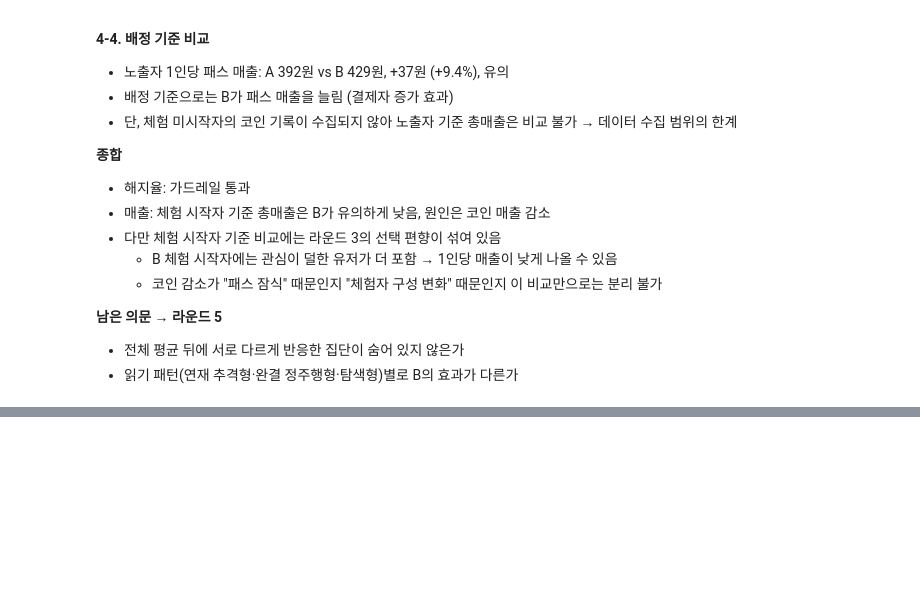
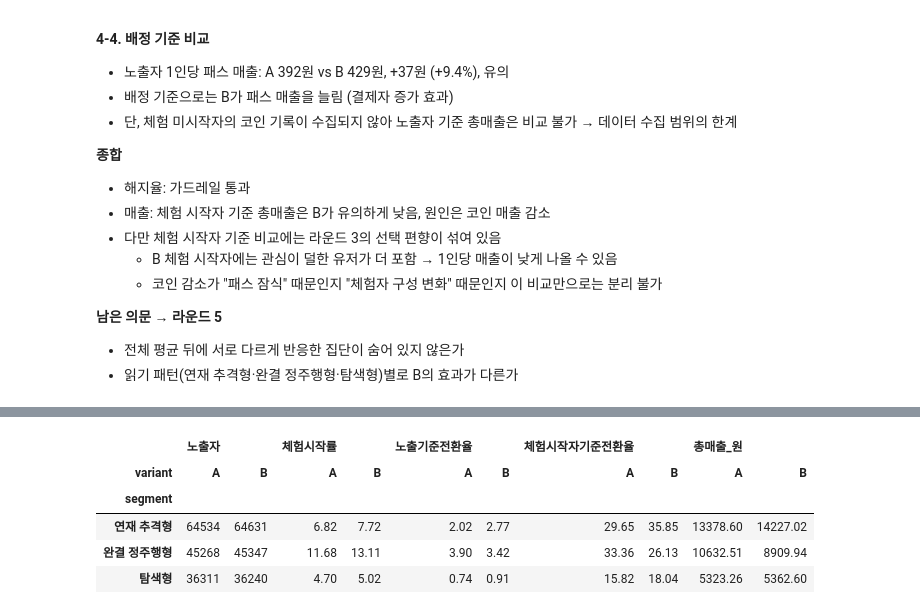
Before and after one commit to YURI0822/webnovel-pass-ab-test, a Jupyter notebook: notebooks/03_ab_test_analysis.ipynb, the cells around one changed output, grey strips where cells are left out. Saved outputs shown, nothing was run; the diff lists cells and outputs as text; code cells hidden in the pictures; blank space fills up the shorter version.

```diff
--- a/notebooks/03_ab_test_analysis.ipynb
+++ b/notebooks/03_ab_test_analysis.ipynb
@@ -785,0 +891,31 @@ itt_pass.round(1)
+# %%
+# 세그먼트 × 그룹 요약표
+
+MAIN_SEGMENTS = ["연재 추격형", "완결 정주행형", "탐색형"]
+
+seg_summary = (seg_df
+    .groupby(["segment", "variant"])
+    .agg(노출자=("user_id", "size"),
+         체험시작률=("start_trial", "mean"),
+         노출기준전환율=("converted", "mean"))
+    .unstack("variant"))
+
+# 체험 시작자 기준 지표
+trial_seg = (seg_df[seg_df["start_trial"] == 1]
+    .groupby(["segment", "variant"])
+    .agg(체험시작자기준전환율=("converted", "mean"),
+         총매출_원=("total_rev", "mean"))
+    .unstack("variant"))
+
+seg_summary = seg_summary.join(trial_seg)
+rate_cols = ["체험시작률", "노출기준전환율", "체험시작자기준전환율"]
+seg_summary.loc[:, rate_cols] = seg_summary.loc[:, rate_cols] * 100
+
+seg_summary.loc[MAIN_SEGMENTS].round(2)
+# %% [output]
+|  | 노출자 |  | 체험시작률 |  | 노출기준전환율 |  | 체험시작자기준전환율 |  | 총매출_원 |  |
+| variant | A | B | A | B | A | B | A | B | A | B |
+| segment |  |  |  |  |  |  |  |  |  |  |
+| 연재 추격형 | 64534 | 64631 | 6.82 | 7.72 | 2.02 | 2.77 | 29.65 | 35.85 | 13378.60 | 14227.02 |
+| 완결 정주행형 | 45268 | 45347 | 11.68 | 13.11 | 3.90 | 3.42 | 33.36 | 26.13 | 10632.51 | 8909.94 |
+| 탐색형 | 36311 | 36240 | 4.70 | 5.02 | 0.74 | 0.91 | 15.82 | 18.04 | 5323.26 | 5362.60 |
```
Also changed, not shown: parts of 9 cells of this notebook.
